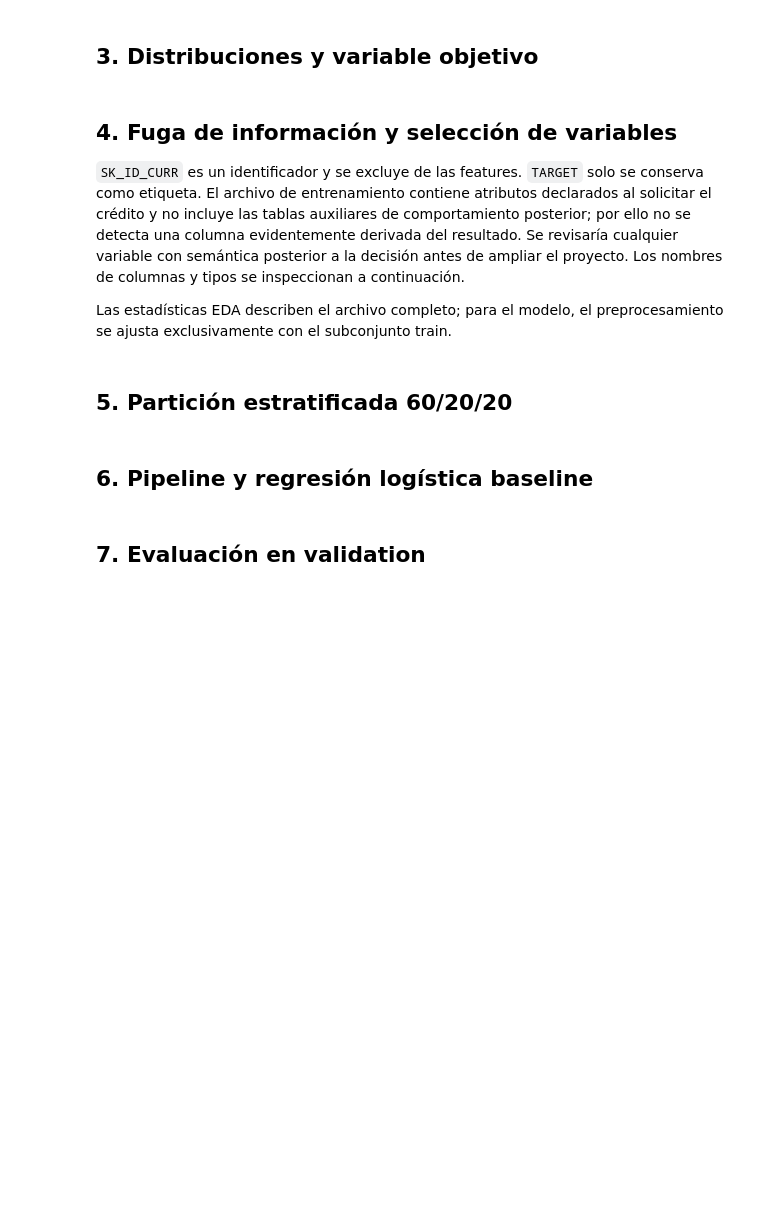
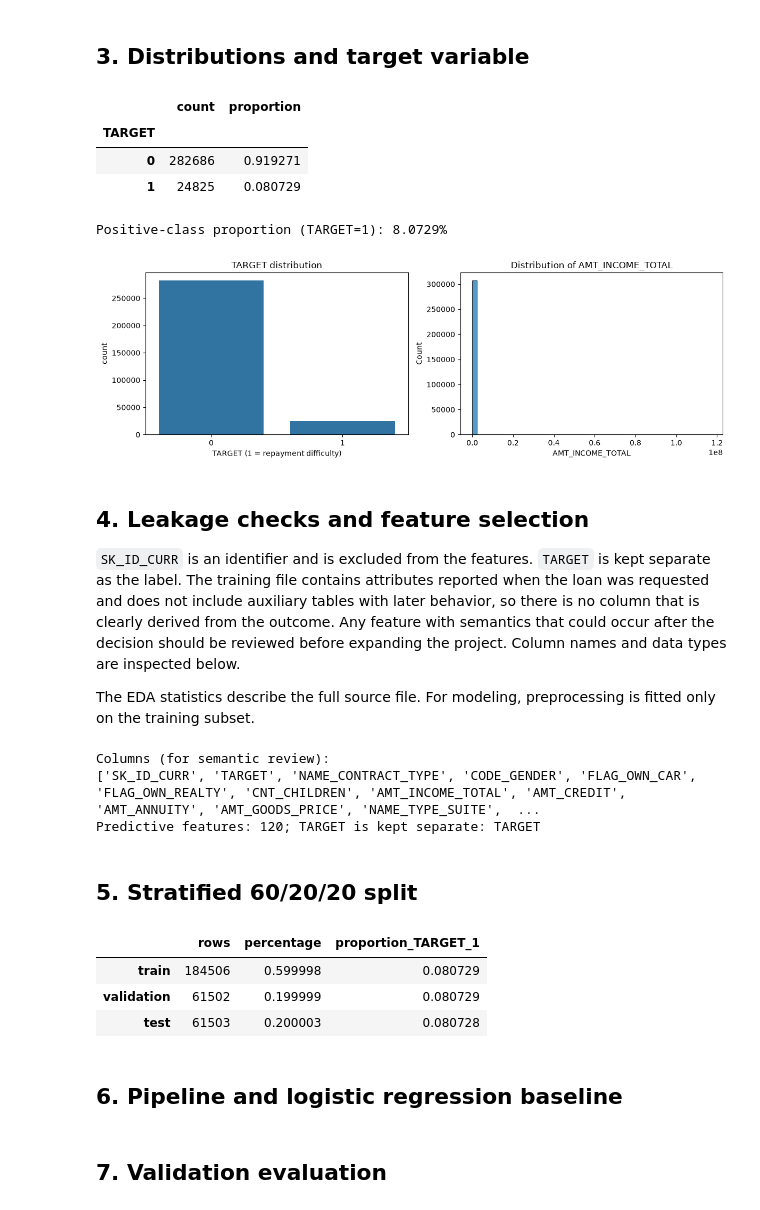
Before and after one commit to LE0ST/home-credit-risk-api, a Jupyter notebook: notebook.ipynb, the cells around one changed output. Saved outputs shown, nothing was run; the diff lists cells and outputs as text; code cells hidden in the pictures; blank space fills up the shorter version.

```diff
--- a/notebook.ipynb
+++ b/notebook.ipynb
@@ -48,35 +76,46 @@ print("IDs duplicados:", int(df["SK_ID_CURR"].duplicated().sum()))
 # %% [markdown]
-## 3. Distribuciones y variable objetivo
+## 3. Distributions and target variable
 # %%
 target_counts = df["TARGET"].value_counts().sort_index()
 target_share = df["TARGET"].value_counts(normalize=True).sort_index()
-display(pd.DataFrame({"conteo": target_counts, "proporción": target_share}))
-print(f"Proporción positiva (TARGET=1): {target_share.loc[1]:.4%}")
+display(pd.DataFrame({"count": target_counts, "proportion": target_share}))
+print(f"Positive-class proportion (TARGET=1): {target_share.loc[1]:.4%}")
 fig, axes = plt.subplots(1, 2, figsize=(12, 4))
 sns.countplot(data=df, x="TARGET", ax=axes[0])
-axes[0].set_title("Distribución de TARGET")
-axes[0].set_xlabel("TARGET (1 = dificultad de pago)")
+axes[0].set_title("TARGET distribution")
+axes[0].set_xlabel("TARGET (1 = repayment difficulty)")
 for col, ax in zip(["AMT_INCOME_TOTAL", "AMT_CREDIT"], axes[1:]):
     sns.histplot(data=df, x=col, bins=50, ax=ax)
-    ax.set_title(f"Distribución de {col}")
+    ax.set_title(f"Distribution of {col}")
 plt.tight_layout()
 plt.show()
+# %% [output]
+|  | count | proportion |
+| TARGET |  |  |
+| 0 | 282686 | 0.919271 |
+| 1 | 24825 | 0.080729 |
+Positive-class proportion (TARGET=1): 8.0729%
+[figure, added]
 # %% [markdown]
-## 4. Fuga de información y selección de variables
+## 4. Leakage checks and feature selection
 
-`SK_ID_CURR` es un identificador y se excluye de las features. `TARGET` solo se conserva como etiqueta. El archivo de entrenamiento contiene atributos declarados al solicitar el crédito y no incluye las tablas auxiliares de comportamiento posterior; por ello no se detecta una columna evidentemente derivada del resultado. Se revisaría cualquier variable con semántica posterior a la decisión antes de ampliar el proyecto. Los nombres de columnas y tipos se inspeccionan a continuación.
+`SK_ID_CURR` is an identifier and is excluded from the features. `TARGET` is kept separate as the label. The training file contains attributes reported when the loan was requested and does not include auxiliary tables with later behavior, so there is no column that is clearly derived from the outcome. Any feature with semantics that could occur after the decision should be reviewed before expanding the project. Column names and data types are inspected below.
 
-Las estadísticas EDA describen el archivo completo; para el modelo, el preprocesamiento se ajusta exclusivamente con el subconjunto train.
+The EDA statistics describe the full source file. For modeling, preprocessing is fitted only on the training subset.
 # %%
-print("Columnas (para revisión semántica):")
+print("Columns (for semantic review):")
 print(df.columns.tolist())
 X = df.drop(columns=["SK_ID_CURR", "TARGET"])
 y = df["TARGET"].astype("int8")
-print(f"Features predictivas: {X.shape[1]}; TARGET se mantiene aparte: {y.name}")
+print(f"Predictive features: {X.shape[1]}; TARGET is kept separate: {y.name}")
+# %% [output]
+Columns (for semantic review):
+['SK_ID_CURR', 'TARGET', 'NAME_CONTRACT_TYPE', 'CODE_GENDER', 'FLAG_OWN_CAR', 'FLAG_OWN_REALTY', 'CNT_CHILDREN', 'AMT_INCOME_TOTAL', 'AMT_CREDIT', 'AMT_ANNUITY', 'AMT_GOODS_PRICE', 'NAME_TYPE_SUITE',  ...
+Predictive features: 120; TARGET is kept separate: TARGET
 # %% [markdown]
-## 5. Partición estratificada 60/20/20
+## 5. Stratified 60/20/20 split
 # %%
-# Primero se reserva 40%; luego se divide esa reserva por igual en validación y test.
+# First reserve 40%; then split that portion equally into validation and test.
 X_train, X_tmp, y_train, y_tmp = train_test_split(
     X, y, test_size=0.40, random_state=42, stratify=y
 )
@@ -85,13 +124,18 @@ X_val, X_test, y_val, y_test = train_test_split(
 )
 
 split_summary = pd.DataFrame({
-    "filas": [len(y_train), len(y_val), len(y_test)],
-    "porcentaje": [len(y_train)/len(y), len(y_val)/len(y), len(y_test)/len(y)],
-    "proporción_TARGET_1": [y_train.mean(), y_val.mean(), y_test.mean()],
+    "rows": [len(y_train), len(y_val), len(y_test)],
+    "percentage": [len(y_train)/len(y), len(y_val)/len(y), len(y_test)/len(y)],
+    "proportion_TARGET_1": [y_train.mean(), y_val.mean(), y_test.mean()],
 }, index=["train", "validation", "test"])
 display(split_summary)
+# %% [output]
+|  | rows | percentage | proportion_TARGET_1 |
+| train | 184506 | 0.599998 | 0.080729 |
+| validation | 61502 | 0.199999 | 0.080729 |
+| test | 61503 | 0.200003 | 0.080728 |
 # %% [markdown]
-## 6. Pipeline y regresión logística baseline
+## 6. Pipeline and logistic regression baseline
 # %%
 numeric_features = X_train.select_dtypes(include=["number", "bool"]).columns.tolist()
 categorical_features = X_train.select_dtypes(exclude=["number", "bool"]).columns.tolist()
@@ -116,6 +160,6 @@ print(f"Variables numéricas: {len(numeric_features)}; categóricas: {len(catego
 model.fit(X_train, y_train)
 # %% [markdown]
-## 7. Evaluación en validation
+## 7. Validation evaluation
 # %%
 val_probability = model.predict_proba(X_val)[:, 1]
 val_prediction = (val_probability >= 0.5).astype("int8")
```
Also changed, not shown: parts of 21 cells of this notebook, 6 other files.
